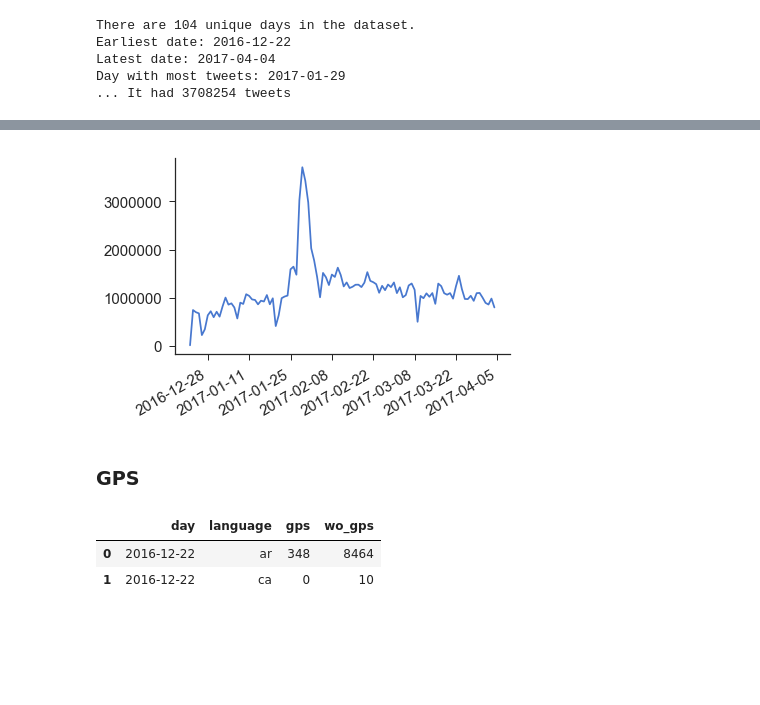
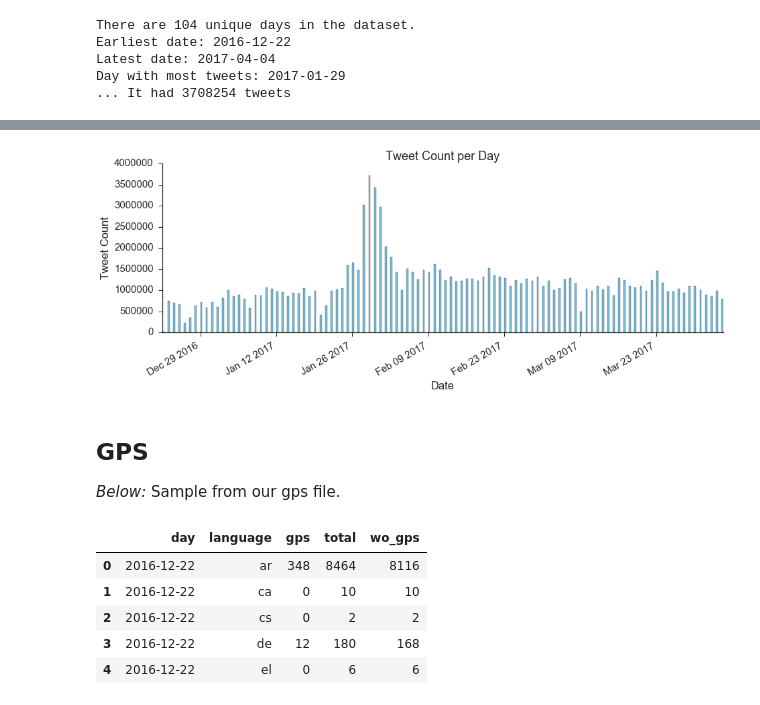
Before and after one commit to ryan-p-larson/gviz, a Jupyter notebook: notebooks/report-4-13-initial.ipynb, the cells around one changed output, grey strips where cells are left out. Drawn from its saved outputs; the diff is of its cells as text; code cells hidden in the pictures; blank space fills up the shorter version.

```diff
--- a/notebooks/report-4-13-initial.ipynb
+++ b/notebooks/report-4-13-initial.ipynb
@@ -184,30 +197,32 @@ count_by_day.plot.bar('day', 'count')
-# %%
-count_by_day.index = pd.to_datetime(count_by_day.day, format='%Y-%m-%d')
-
-
-fig, ax = plt.subplots()
-#ax.plot('count', data=count_by_day)
-
-
-#xticks = pd.date_range(earliest_date, latest_date, freq='M')
-ax.xticks = xticks
-fig.autofmt_xdate()
-
-sns.despine()
-# %% [output]
-[figure, removed]
-# %% [markdown]
-### GPS
+# %%
+# Counts by day!
+fig, ax = plt.subplots(1, figsize=(15, 5))
+
+# Fix date axes
+ax.xaxis_date()
+fig.autofmt_xdate()
+
+# plot the values
+plot_day_count = ax.bar(count_by_day.index, count_by_day['count'].tolist(),
+                    color='c', width=0.35)
+
+# axis stuff
+plt.title('Tweet Count per Day')
+plt.xlabel('Date')
+plt.ylabel('Tweet Count')
+
+sns.despine()
+plt.autoscale()
+# %% [output]
+[figure, added]
+# %% [markdown]
+## GPS
+
+*Below:* Sample from our gps file.
 # %%
 gps_f = '../data/processed/scrape/4-5/all-gps.csv'
 gps_df = pd.read_csv(gps_f, parse_dates=['day'],
                          infer_datetime_format=True)
-
-gps_df.head(2)
-# %% [output]
-|  | day | language | gps | wo_gps |
-| 0 | 2016-12-22 | ar | 348 | 8464 |
-| 1 | 2016-12-22 | ca | 0 | 10 |
 # %%
 # calculate the real values for the gps
 gps_df.rename(columns={'wo_gps': 'total'}, inplace=True)
@@ -214,0 +230,9 @@ gps_df.wo_gps = gps_df.total - gps_df.gps
+# %%
+gps_df.head()
+# %% [output]
+|  | day | language | gps | total | wo_gps |
+| 0 | 2016-12-22 | ar | 348 | 8464 | 8116 |
+| 1 | 2016-12-22 | ca | 0 | 10 | 10 |
+| 2 | 2016-12-22 | cs | 0 | 2 | 2 |
+| 3 | 2016-12-22 | de | 12 | 180 | 168 |
+| 4 | 2016-12-22 | el | 0 | 6 | 6 |
```
Also changed, not shown: parts of 18 cells of this notebook.
